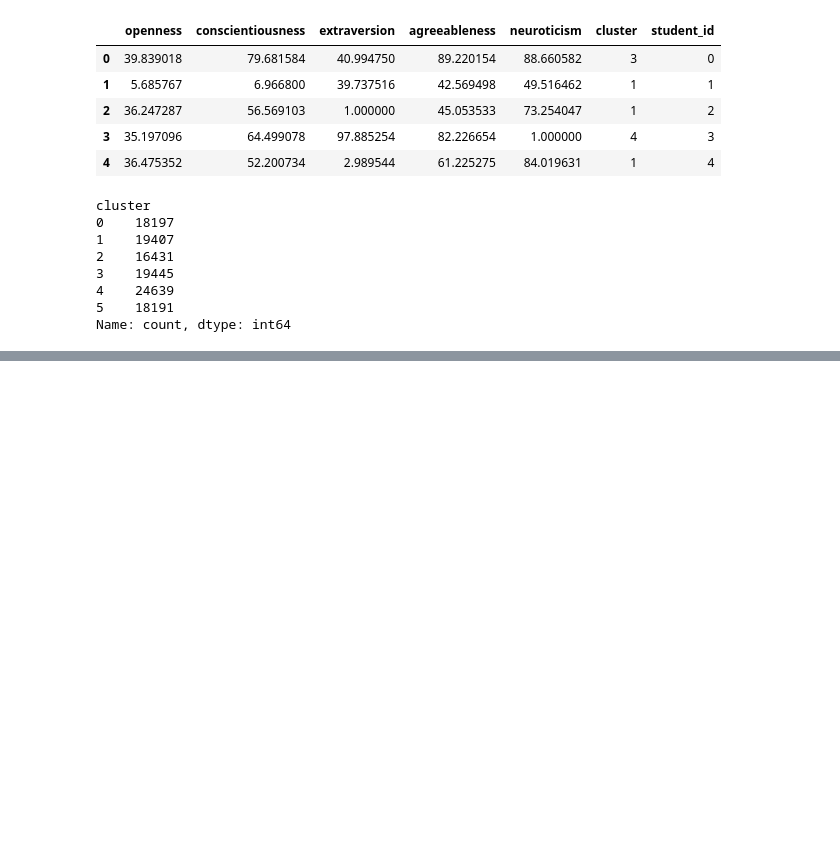
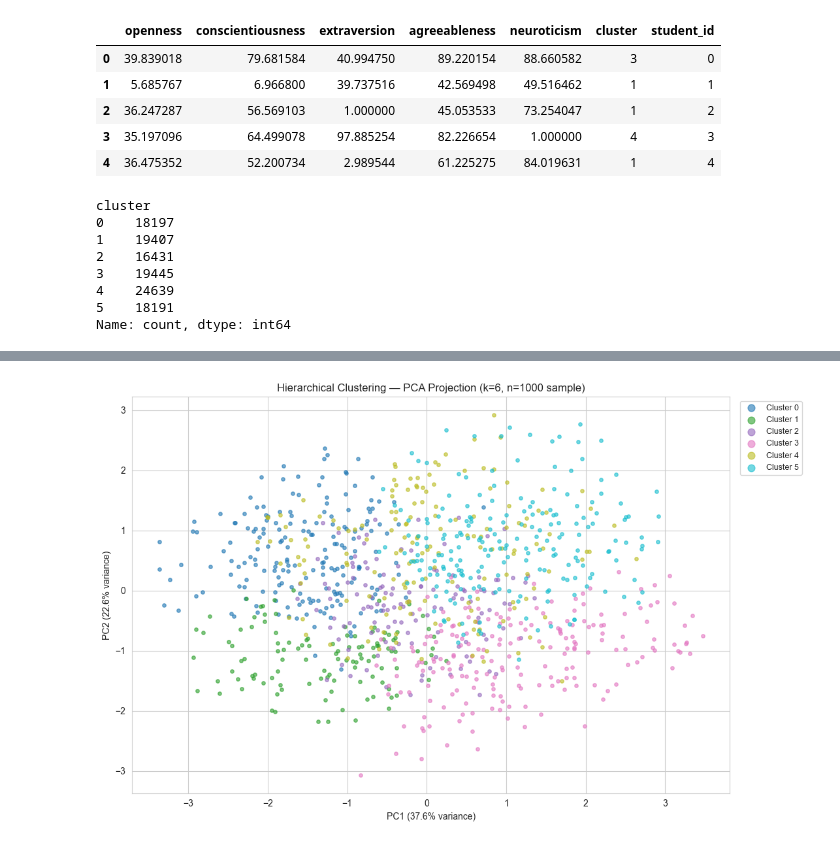
Before and after one commit to joyliu110/ECS-111-Final-Project, a Jupyter notebook: Training.ipynb, the cells around one changed output, grey strips where cells are left out. Cells and saved outputs as stored; diff of their text form; code cells hidden in the pictures; blank space fills up the shorter version.

```diff
--- a/Training.ipynb
+++ b/Training.ipynb
@@ -518,0 +550,24 @@ team_results
+# %%
+hier_labels_sample = fcluster(Z, t=K, criterion='maxclust')
+hier_labels_sample = hier_labels_sample - 1  # make 0-indexed to match KMeans
+
+X_sample_pca = pca.transform(X_sample)  # reuse your existing pca object
+
+colors = plt.cm.tab10(np.linspace(0, 1, K))
+
+plt.figure(figsize=(11, 7))
+for j in range(K):
+    mask = hier_labels_sample == j
+    plt.scatter(X_sample_pca[mask, 0],
+                X_sample_pca[mask, 1],
+                s=15, color=colors[j],
+                alpha=0.6, label=f'Cluster {j}')
+
+plt.title(f'Hierarchical Clustering — PCA Projection (k={K}, n=1000 sample)')
+plt.xlabel(f'PC1 ({pca.explained_variance_ratio_[0]:.1%} variance)')
+plt.ylabel(f'PC2 ({pca.explained_variance_ratio_[1]:.1%} variance)')
+plt.legend(markerscale=2, bbox_to_anchor=(1.01, 1), loc='upper left', fontsize=9)
+plt.tight_layout()
+plt.show()
+# %% [output]
+[figure, added]
```
Also changed, not shown: parts of 13 cells of this notebook.
